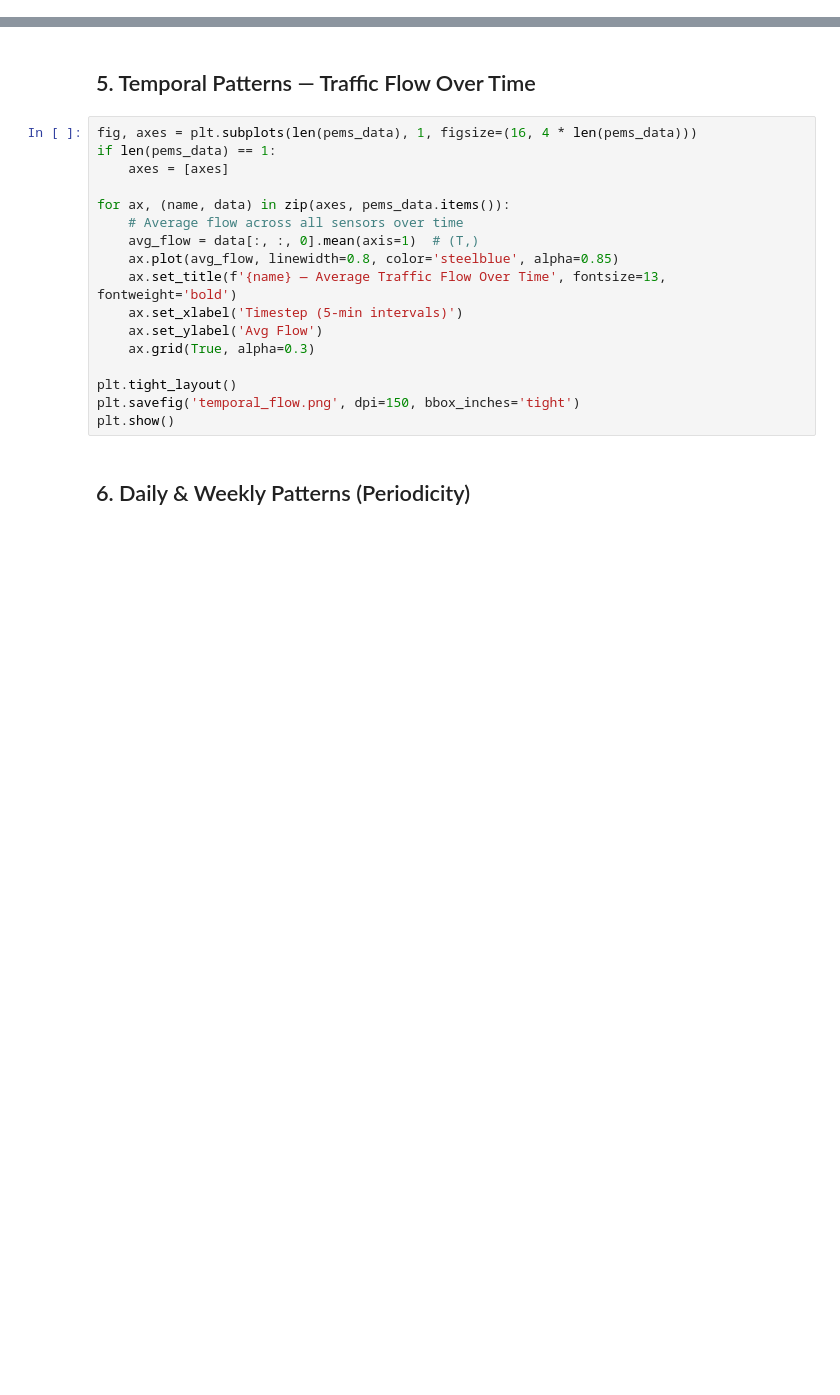
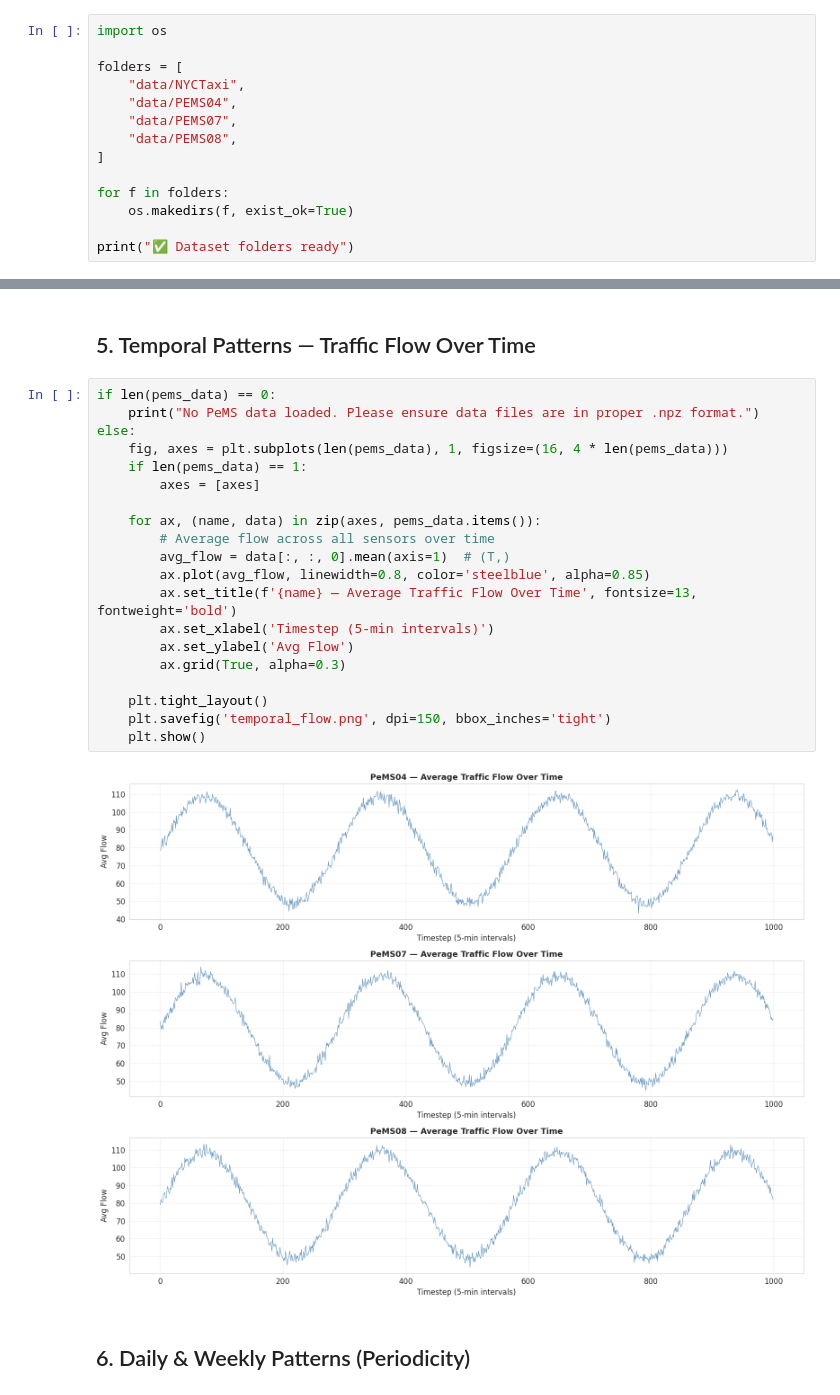
Before and after one commit to asmniins-DS/Drive-me-crazy, a Jupyter notebook: dataset_analysis.ipynb, the cells around one changed output, grey strips where cells are left out. Saved outputs shown, nothing was run; the diff lists cells and outputs as text; blank space fills up the shorter version.

```diff
--- a/dataset_analysis.ipynb
+++ b/dataset_analysis.ipynb
@@ -27,3 +51,17 @@ print('Libraries loaded successfully.')
 ## 2. Load Datasets
 
 > **Note:** PeMS04/07/08 are stored as `.npz` files with shape `(T, N, F)` where T=timesteps, N=nodes/sensors, F=features (flow, occupancy, speed). NYCTaxi is typically a CSV.
+# %%
+import os
+
+folders = [
+    "data/NYCTaxi",
+    "data/PEMS04",
+    "data/PEMS07",
+    "data/PEMS08",
+]
+
+for f in folders:
+    os.makedirs(f, exist_ok=True)
+
+print("✅ Dataset folders ready")
@@ -91,22 +261,27 @@ except:
 # %% [markdown]
 ## 5. Temporal Patterns — Traffic Flow Over Time
 # %%
-fig, axes = plt.subplots(len(pems_data), 1, figsize=(16, 4 * len(pems_data)))
-if len(pems_data) == 1:
-    axes = [axes]
+if len(pems_data) == 0:
+    print("No PeMS data loaded. Please ensure data files are in proper .npz format.")
+else:
+    fig, axes = plt.subplots(len(pems_data), 1, figsize=(16, 4 * len(pems_data)))
+    if len(pems_data) == 1:
+        axes = [axes]
 
-for ax, (name, data) in zip(axes, pems_data.items()):
-    # Average flow across all sensors over time
-    avg_flow = data[:, :, 0].mean(axis=1)  # (T,)
-    ax.plot(avg_flow, linewidth=0.8, color='steelblue', alpha=0.85)
-    ax.set_title(f'{name} — Average Traffic Flow Over Time', fontsize=13, fontweight='bold')
-    ax.set_xlabel('Timestep (5-min intervals)')
-    ax.set_ylabel('Avg Flow')
-    ax.grid(True, alpha=0.3)
+    for ax, (name, data) in zip(axes, pems_data.items()):
+        # Average flow across all sensors over time
+        avg_flow = data[:, :, 0].mean(axis=1)  # (T,)
+        ax.plot(avg_flow, linewidth=0.8, color='steelblue', alpha=0.85)
+        ax.set_title(f'{name} — Average Traffic Flow Over Time', fontsize=13, fontweight='bold')
+        ax.set_xlabel('Timestep (5-min intervals)')
+        ax.set_ylabel('Avg Flow')
+        ax.grid(True, alpha=0.3)
 
-plt.tight_layout()
-plt.savefig('temporal_flow.png', dpi=150, bbox_inches='tight')
-plt.show()
+    plt.tight_layout()
+    plt.savefig('temporal_flow.png', dpi=150, bbox_inches='tight')
+    plt.show()
+# %% [output]
+[figure, added]
 # %% [markdown]
 ## 6. Daily & Weekly Patterns (Periodicity)
 # %%
```
Also changed, not shown: parts of 13 cells of this notebook, 17 other files.
